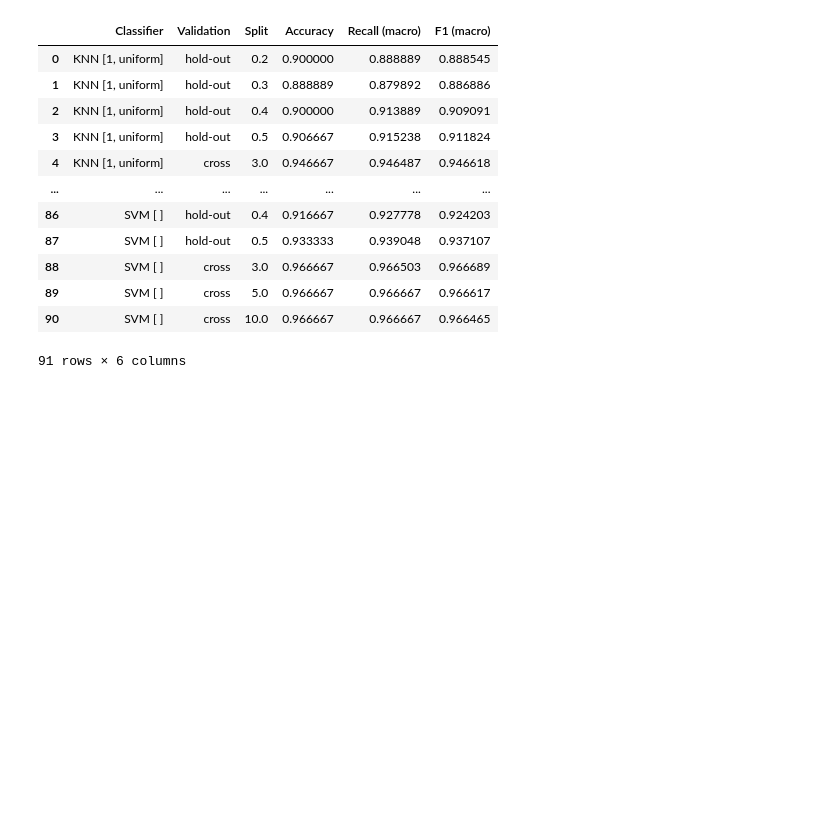
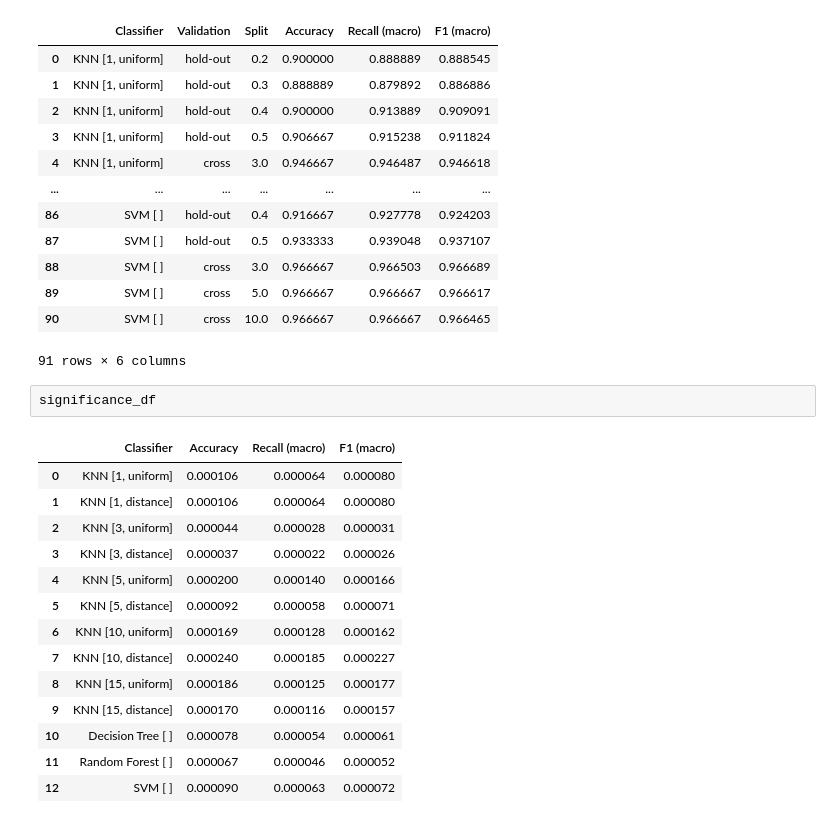
Before and after one commit to hoverslam/ml-projects, a Jupyter notebook: iris/iris.ipynb, the cells around one changed output. Saved outputs shown, nothing was run; the diff lists cells and outputs as text; blank space fills up the shorter version.

Commit message:
show significance results

```diff
--- a/iris/iris.ipynb
+++ b/iris/iris.ipynb
@@ -267,3 +267,20 @@ performance_df
 | 89 | SVM [ ] | cross | 5.0 | 0.966667 | 0.966667 | 0.966617 |
 | 90 | SVM [ ] | cross | 10.0 | 0.966667 | 0.966667 | 0.966465 |
 91 rows × 6 columns
+# %%
+significance_df
+# %% [output]
+|  | Classifier | Accuracy | Recall (macro) | F1 (macro) |
+| 0 | KNN [1, uniform] | 0.000106 | 0.000064 | 0.000080 |
+| 1 | KNN [1, distance] | 0.000106 | 0.000064 | 0.000080 |
+| 2 | KNN [3, uniform] | 0.000044 | 0.000028 | 0.000031 |
+| 3 | KNN [3, distance] | 0.000037 | 0.000022 | 0.000026 |
+| 4 | KNN [5, uniform] | 0.000200 | 0.000140 | 0.000166 |
+| 5 | KNN [5, distance] | 0.000092 | 0.000058 | 0.000071 |
+| 6 | KNN [10, uniform] | 0.000169 | 0.000128 | 0.000162 |
+| 7 | KNN [10, distance] | 0.000240 | 0.000185 | 0.000227 |
+| 8 | KNN [15, uniform] | 0.000186 | 0.000125 | 0.000177 |
+| 9 | KNN [15, distance] | 0.000170 | 0.000116 | 0.000157 |
+| 10 | Decision Tree [ ] | 0.000078 | 0.000054 | 0.000061 |
+| 11 | Random Forest [ ] | 0.000067 | 0.000046 | 0.000052 |
+| 12 | SVM [ ] | 0.000090 | 0.000063 | 0.000072 |
```
